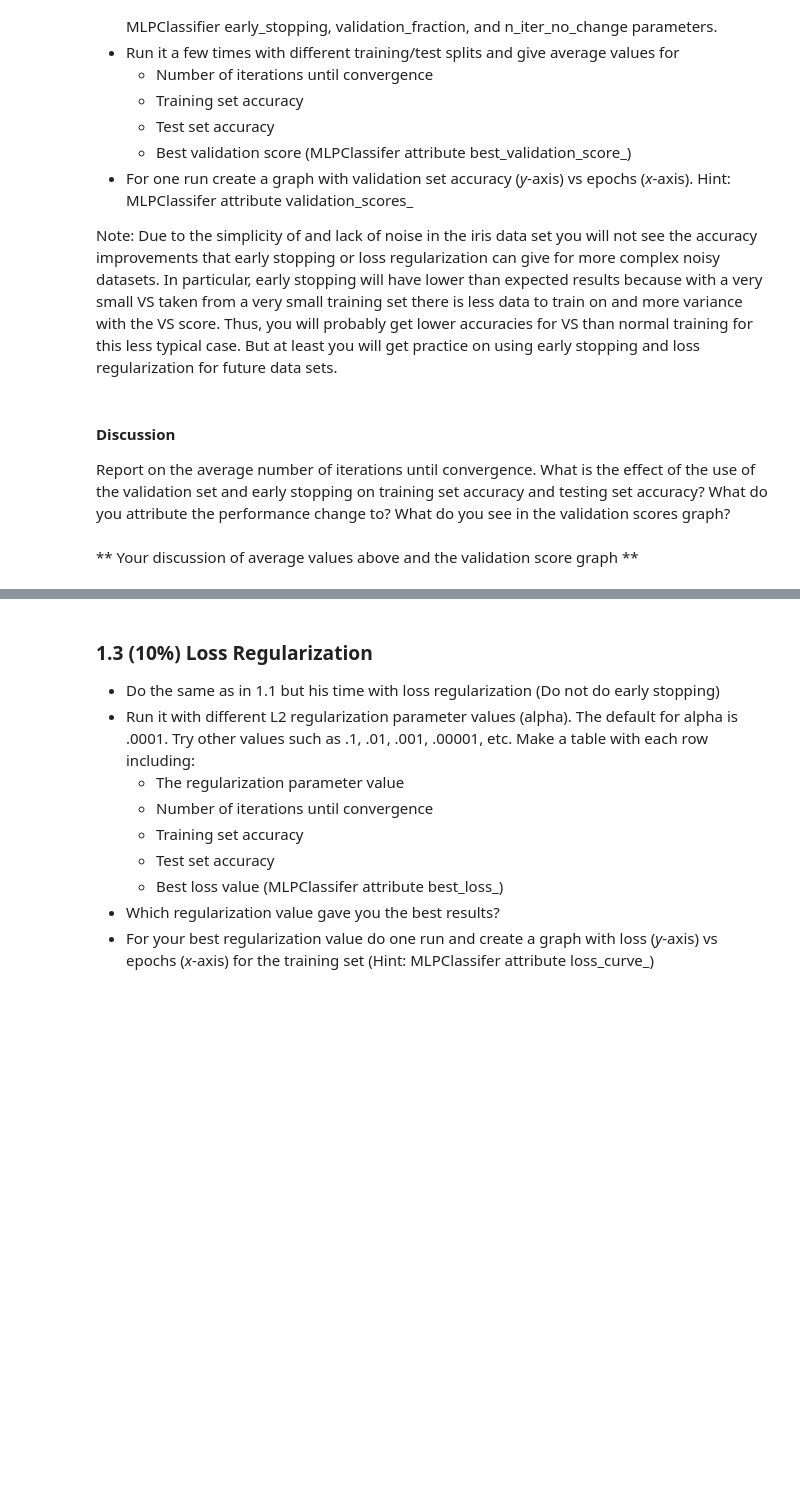
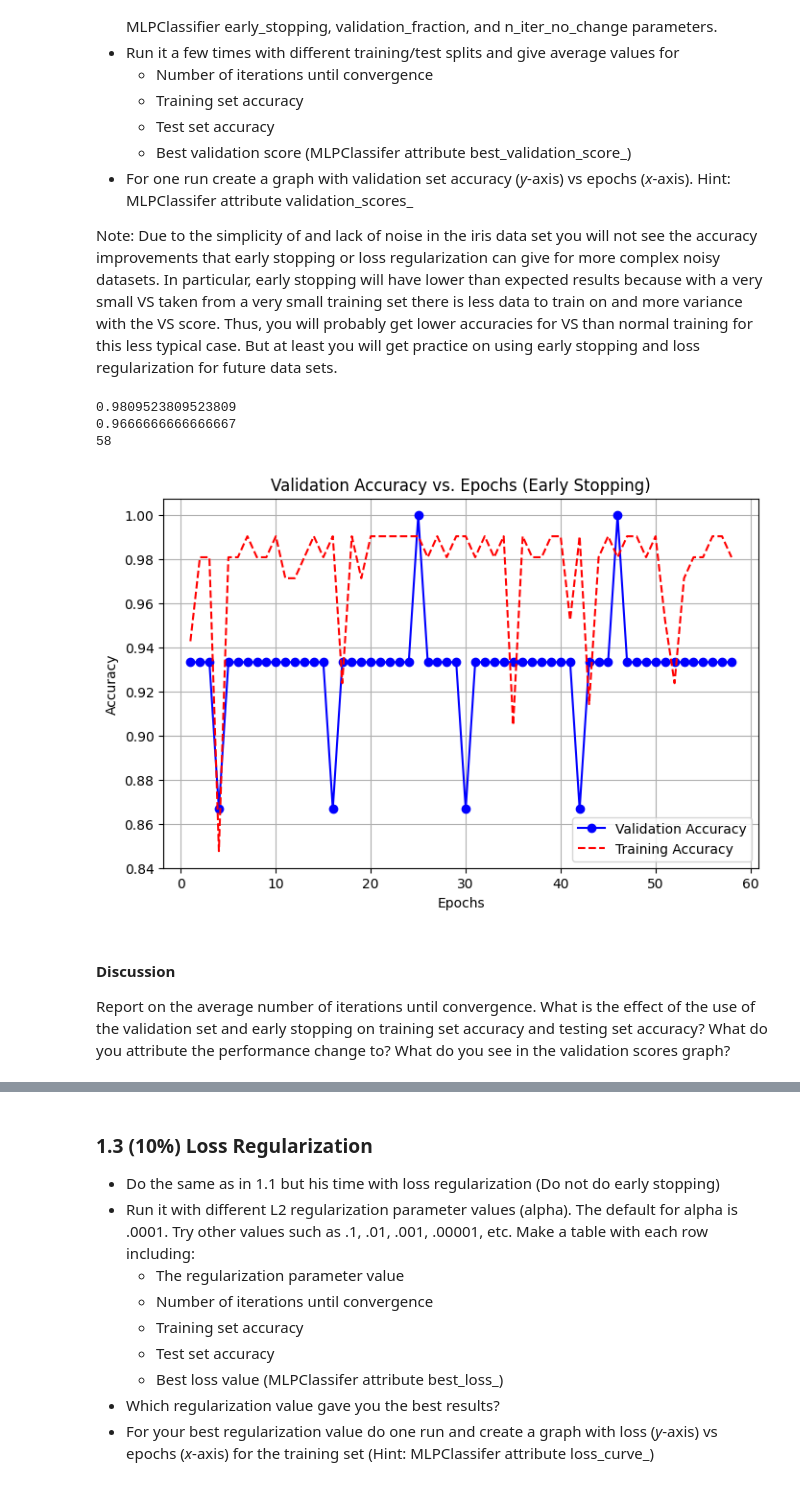
Before and after one commit to bigE4/cs270, a Jupyter notebook: labs/backPropagation/Backpropagation Lab.ipynb, the cells around one changed output, grey strips where cells are left out. Saved outputs shown, nothing was run; the diff lists cells and outputs as text; code cells hidden in the pictures; blank space fills up the shorter version.

```diff
--- a/labs/backPropagation/Backpropagation Lab.ipynb
+++ b/labs/backPropagation/Backpropagation Lab.ipynb
@@ -70,5 +110,67 @@ Note: Due to the simplicity of and lack of noise in the iris data set you will n
+# %%
+#Iris with early stopping and validation scores graph
+irisData = arff.loadarff('iris.arff')
+iris_df = pd.DataFrame(irisData[0])
+irisData_encoded_df = iris_df.apply(LabelEncoder().fit_transform)
+data = irisData_encoded_df.iloc[:, :-1].values
+targets = irisData_encoded_df.iloc[:, -1].values
+
+X_train, X_test, y_train, y_test = train_test_split(data, targets, test_size=0.2, random_state=1)
+X_train, X_val, y_train, y_val = train_test_split(X_train, y_train, test_size=0.125, random_state=1)
+
+irisMLP = MLPClassifier(
+    hidden_layer_sizes = [64],
+    activation = 'logistic',
+    solver = 'sgd',
+    alpha = 0,
+    batch_size = 1,
+    learning_rate_init = 0.01,
+    shuffle = True,
+    momentum = 0,
+    n_iter_no_change = 50,
+    max_iter = 10000,
+    early_stopping = False,
+    warm_start=True
+    )
+
+epochs = 150
+train_accs = []
+val_accs = []
+iterations = 0
+for epoch in range(58):
+    irisMLP.fit(X_train, y_train)
+    iterations += 1
+
+    train_acc = accuracy_score(y_train, irisMLP.predict(X_train))
+    val_acc = accuracy_score(y_val, irisMLP.predict(X_val))
+
+    train_accs.append(train_acc)
+    val_accs.append(val_acc)
+
+irisMLP.fit(X_train, y_train)
+trainScore = irisMLP.score(X_train,y_train)
+testScore = irisMLP.score(X_test, y_test)
+testProba = irisMLP.predict_proba(X_test)
+
+print(trainScore)
+print(testScore)
+print(iterations)
+# print(testProba)
+
+plt.figure(figsize=(8, 5))
+plt.plot(range(1, len(val_accs) + 1), val_accs, label="Validation Accuracy", color='blue', marker='o')
+plt.plot(range(1, len(train_accs) + 1), train_accs, label="Training Accuracy", color='red', linestyle="--")
+plt.xlabel("Epochs")
+plt.ylabel("Accuracy")
+plt.title("Validation Accuracy vs. Epochs (Early Stopping)")
+plt.legend()
+plt.grid(True)
+plt.show()
+# %% [output]
+0.9809523809523809
+0.9666666666666667
+58
+[figure, added]
 # %% [markdown]
 #### Discussion
 Report on the average number of iterations until convergence. What is the effect of the use of the validation set and early stopping on training set accuracy and testing set accuracy? What do you attribute the performance change to? What do you see in the validation scores graph?
-# %% [markdown]
-** Your discussion of average values above and the validation score graph **
```
Also changed, not shown: parts of 14 cells of this notebook, 2 other files.
